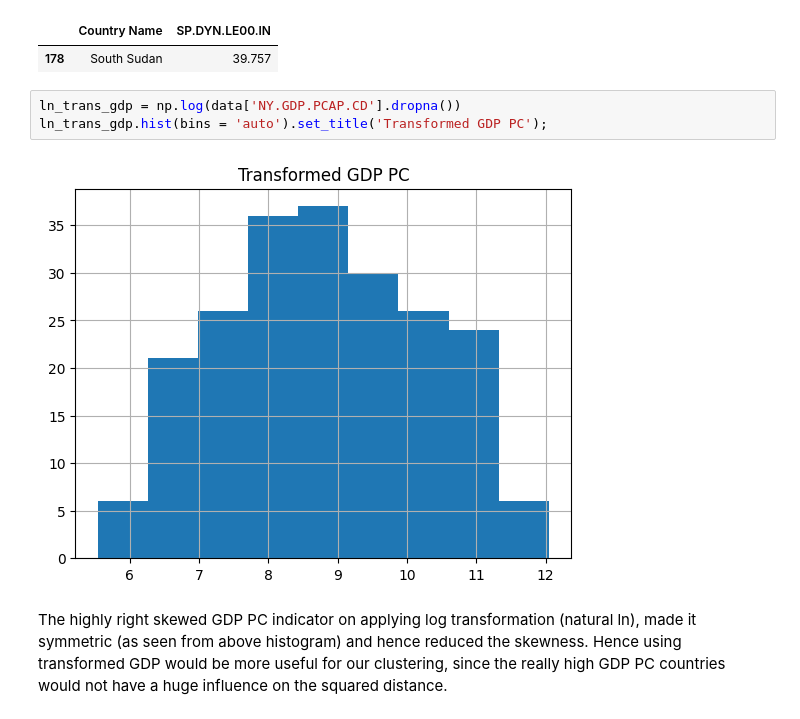
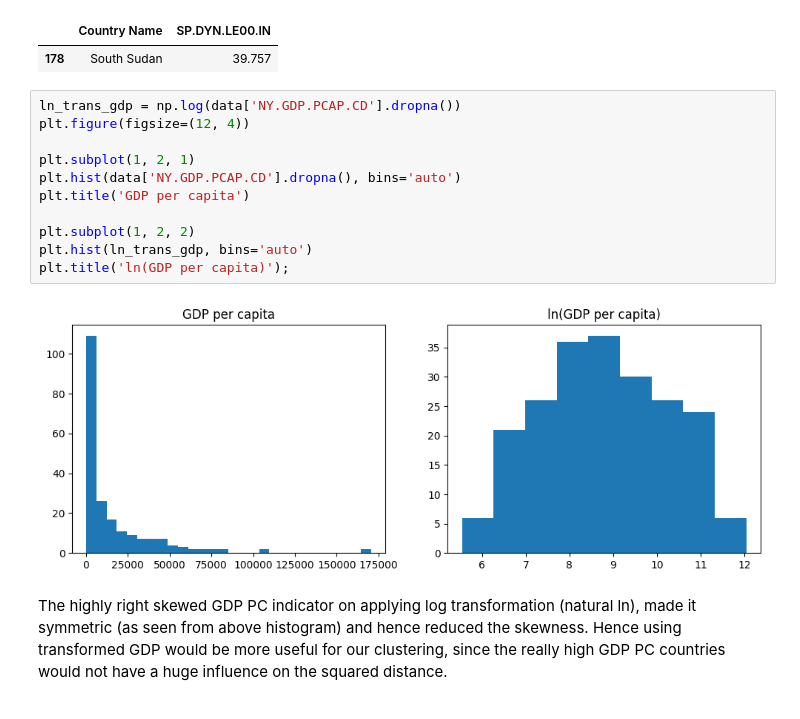
Before and after one commit to Kav1905/DS203_NationClustering, a Jupyter notebook: Socioeconomic_Clustering.ipynb, the cells around one changed output. Saved outputs shown, nothing was run; the diff lists cells and outputs as text.

```diff
--- a/Socioeconomic_Clustering.ipynb
+++ b/Socioeconomic_Clustering.ipynb
@@ -206,9 +206,17 @@ data[data['SP.DYN.LE00.IN'] < lower][['Country Name', 'SP.DYN.LE00.IN']]
 | 178 | South Sudan | 39.757 |
 # %%
 ln_trans_gdp = np.log(data['NY.GDP.PCAP.CD'].dropna())
-ln_trans_gdp.hist(bins = 'auto').set_title('Transformed GDP PC');
+plt.figure(figsize=(12, 4))
+
+plt.subplot(1, 2, 1)
+plt.hist(data['NY.GDP.PCAP.CD'].dropna(), bins='auto')
+plt.title('GDP per capita')
+
+plt.subplot(1, 2, 2)
+plt.hist(ln_trans_gdp, bins='auto')
+plt.title('ln(GDP per capita)');
 # %% [output]
-[figure, old version]
+[figure, new version]
 # %% [markdown]
 The highly right skewed GDP PC indicator on applying log transformation (natural ln), made it symmetric (as seen from above histogram) and hence reduced the skewness. Hence using transformed GDP would be more useful for our clustering, since the really high GDP PC countries would not have a huge influence on the squared distance.
 # %% [markdown]
```
Also changed, not shown: parts of 2 cells of this notebook, 5 other files.
